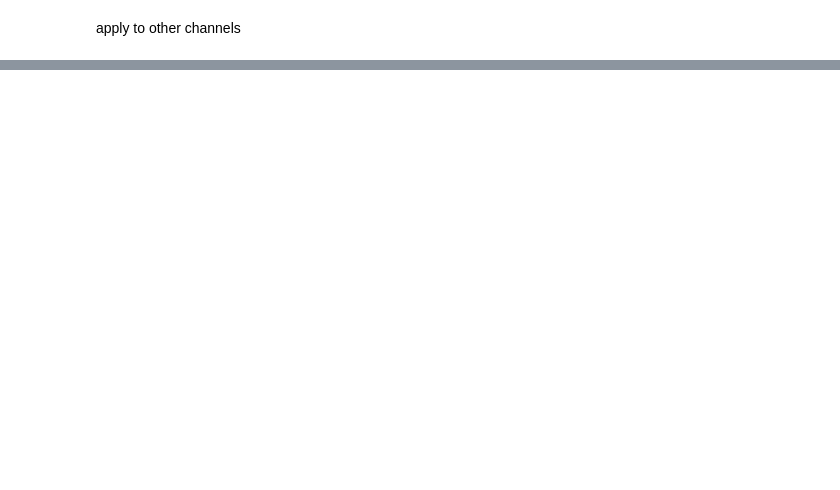
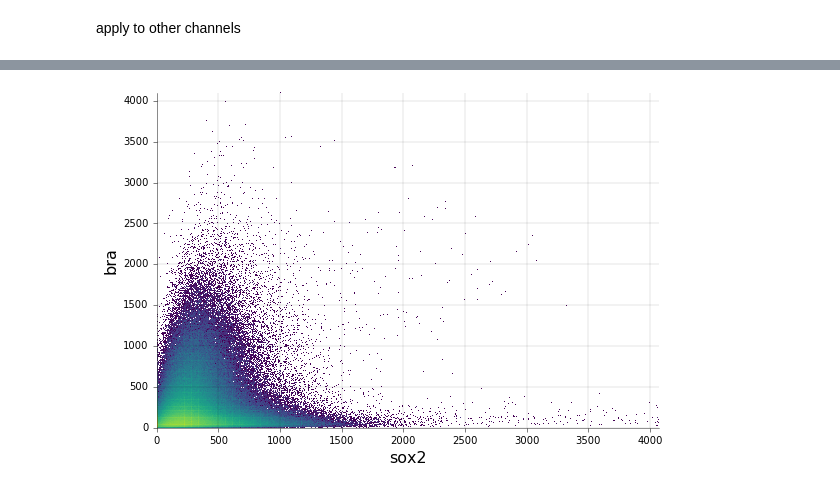
Before and after one commit to jjmetzger/stemcell_segmentation, a Jupyter notebook: mouse_example3.ipynb, the cells around one changed output, grey strips where cells are left out. Saved outputs shown, nothing was run; the diff lists cells and outputs as text; code cells hidden in the pictures; blank space fills up the shorter version.

```diff
--- a/mouse_example3.ipynb
+++ b/mouse_example3.ipynb
@@ -153,0 +110,5 @@ w.coexpression_per_pixel('foxa2', 'cdx2', downsample=100, only_selected_cells=0)
+# %%
+# watershed3d.coexpression_per_cell(w, 'sox2', 'bra')
+watershed3d.coexpression_per_pixel(w, 'sox2', 'bra', downsample=1, bins=1000)
+# %% [output]
+[figure, added]
```
Also changed, not shown: parts of 23 cells of this notebook, 1 other file.
